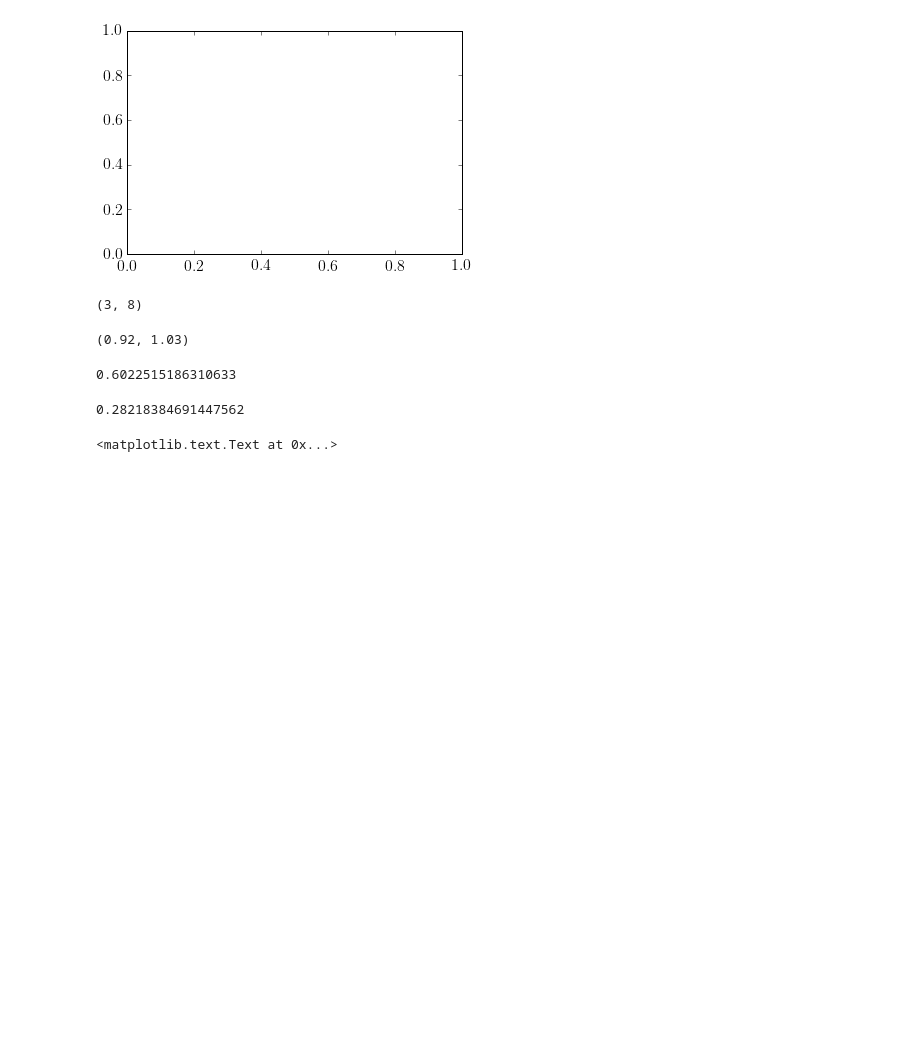
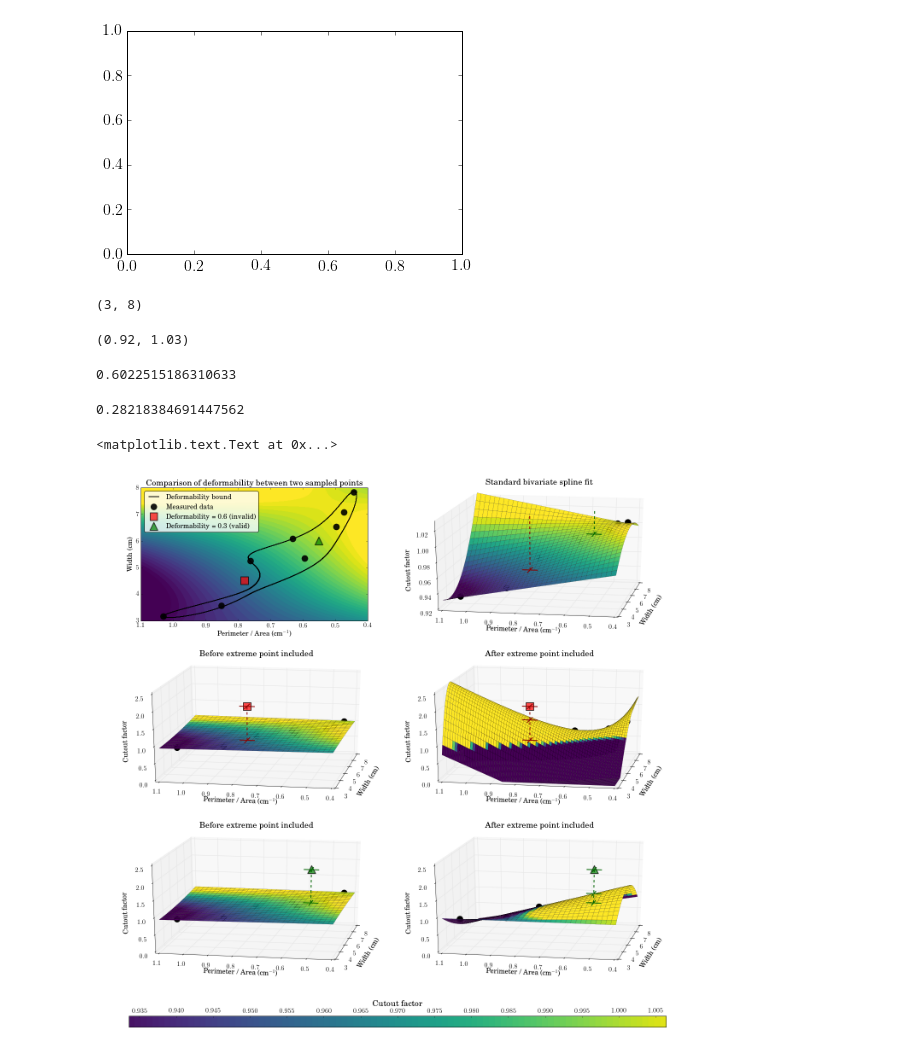
Before and after one commit to SimonBiggs/electronfactors, a Jupyter notebook: examples/Method -- Fit deformability example.ipynb, the cells around one changed output. Cells and saved outputs as stored; diff of their text form; code cells hidden in the pictures; blank space fills up the shorter version.

```diff
--- a/examples/Method -- Fit deformability example.ipynb
+++ b/examples/Method -- Fit deformability example.ipynb
@@ -54,10 +54,10 @@ cbar_ax.set_title(r'Cutout factor prediction', y=1.7)
 # %%
 def display_fit(width, eqPonA, factor, model, fig, ax):
-    y = np.arange(np.floor(np.min(width)) - 0.5, np.ceil(np.max(width)) + 0.5, 0.01)
-    x = np.arange(np.floor(np.min(eqPonA)*10)/10 - 0.2, np.ceil(np.max(eqPonA)*10)/10 + 0.2, 0.002)
+#     y = np.arange(np.floor(np.min(width)) - 0.5, np.ceil(np.max(width)) + 0.5, 0.01)
+#     x = np.arange(np.floor(np.min(eqPonA)*10)/10 - 0.2, np.ceil(np.max(eqPonA)*10)/10 + 0.2, 0.002)
 
-#     y = np.arange(np.floor(np.min(width)) - 0.5, np.ceil(np.max(width)) + 0.5, 0.1)
-#     x = np.arange(np.floor(np.min(eqPonA)*10)/10 - 0.2, np.ceil(np.max(eqPonA)*10)/10 + 0.2, 0.02)
+    y = np.arange(np.floor(np.min(width)) - 0.5, np.ceil(np.max(width)) + 0.5, 0.05)
+    x = np.arange(np.floor(np.min(eqPonA)*10)/10 - 0.2, np.ceil(np.max(eqPonA)*10)/10 + 0.2, 0.01)
 
     xx, yy = np.meshgrid(x, y)
 
@@ -175,7 +182,9 @@ def display_fit_3D(width, eqPonA, factor, model, fig, ax):
 # %%
 azim = 190
 
-display_fit_3D(width, eqPonA, factor, model, fig, ax1)
+display_fit_3D(width, eqPonA, factor, model, fig, ax1, give_level=0.92)
+
+# ax1.scatter(width, eqPonA, factor, s=200, alpha=0.9, c='black', zorder=10)
 
 ax1.view_init(elev=20, azim=azim)
 ax1.set_zlim([0.92,1.03])
@@ -206,18 +222,18 @@ ax2.view_init(elev=20, azim=azim)
 # %%
 extreme_modelA = create_model(np.append(width, 4.5), np.append(eqPonA, 0.78), np.append(factor, pointA+1))
-display_fit_3D(width, eqPonA, factor, extreme_modelA, fig, ax3)
+display_fit_3D(width, eqPonA, factor, extreme_modelA, fig, ax3, high_res=True)
 
-ax3.plot([4.5]*2, [0.78]*2, [pointA, pointA + 1], lw=2, color='darkred', ls='--', alpha=0.7)
+ax3.plot([4.5]*2, [0.78]*2, [pointA, pointA + 1], lw=2, color='darkred', ls='--', alpha=1)
 
 ax3.set_title(r'After extreme point included')
-ax3.plot([4.5]*2, [0.75, 0.81], [extreme_modelA(4.5, 0.78)]*2, color='darkred', lw=2, alpha=0.7)
-ax3.plot([4.1, 4.9], [0.78]*2, [extreme_modelA(4.5, 0.78)]*2, color='darkred', lw=2, alpha=0.7)
+ax3.plot([4.5]*2, [0.75, 0.81], [extreme_modelA(4.5, 0.78)]*2, color='darkred', lw=2, alpha=1)
+ax3.plot([4.1, 4.9], [0.78]*2, [extreme_modelA(4.5, 0.78)]*2, color='darkred', lw=2, alpha=1)
 
-ax3.plot([4.5]*2, [0.75, 0.81], [pointA]*2, color='darkred', lw=2, alpha=0.7)
-ax3.plot([4.1, 4.9], [0.78]*2, [pointA]*2, color='darkred', lw=2, alpha=0.7)
+ax3.plot([4.5]*2, [0.75, 0.81], [pointA]*2, color='darkred', lw=2, alpha=1)
+ax3.plot([4.1, 4.9], [0.78]*2, [pointA]*2, color='darkred', lw=2, alpha=1)
 
-ax3.plot([4.5]*2, [0.75, 0.81], [pointA+1]*2, color='darkred', lw=2, alpha=0.4)
-ax3.plot([4.1, 4.9], [0.78]*2, [pointA+1]*2, color='darkred', lw=2, alpha=0.4)
+ax3.plot([4.5]*2, [0.75, 0.81], [pointA+1]*2, color='darkred', lw=2, alpha=1)
+ax3.plot([4.1, 4.9], [0.78]*2, [pointA+1]*2, color='darkred', lw=2, alpha=1)
 
 ax3.scatter(4.5, 0.78, pointA + 1, marker='s', s=300, alpha=0.7, c='red', lw=2)
 
@@ -227,18 +243,18 @@ extreme_modelA(4.5, 0.78) - pointA
 # %% [output]
 0.6022515186310633
 # %%
-display_fit_3D(width, eqPonA, factor, model, fig, ax4)
+display_fit_3D(width, eqPonA, factor, model, fig, ax4, give_level=0)
 
 ax4.set_title(r'Before extreme point included')
 ax4.scatter(6, 0.55, pointB + 1, marker='^', s=340, alpha=0.7, c='green', lw=2)
 
-ax4.plot([6]*2, [0.52, 0.58], [pointB]*2, color='darkgreen', lw=2, alpha=0.7)
-ax4.plot([5.6, 6.4], [0.55]*2, [pointB]*2, color='darkgreen', lw=2, alpha=0.7)
+ax4.plot([6]*2, [0.52, 0.58], [pointB]*2, color='darkgreen', lw=2, alpha=1)
+ax4.plot([5.6, 6.4], [0.55]*2, [pointB]*2, color='darkgreen', lw=2, alpha=1)
 
-ax4.plot([6]*2, [0.52, 0.58], [pointB+1]*2, color='darkgreen', lw=2, alpha=0.4)
-ax4.plot([5.6, 6.4], [0.55]*2, [pointB+1]*2, color='darkgreen', lw=2, alpha=0.4)
+ax4.plot([6]*2, [0.52, 0.58], [pointB+1]*2, color='darkgreen', lw=2, alpha=1)
+ax4.plot([5.6, 6.4], [0.55]*2, [pointB+1]*2, color='darkgreen', lw=2, alpha=1)
 
-ax4.plot([6]*2, [0.55]*2, [pointB, pointB + 1], lw=2, color='darkgreen', ls='--', alpha=0.7)
+ax4.plot([6]*2, [0.55]*2, [pointB, pointB + 1], lw=2, color='darkgreen', ls='--', alpha=1)
 ax4.view_init(elev=20, azim=azim)
 
 # fig
@@ -286,3 +302,7 @@ ax1.set_title("Standard bivariate spline fit")
 <matplotlib.text.Text at 0x...>
 # %%
 fig.savefig('figures/deformability_example.png', bbox_inches='tight', dpi=300)
+# %%
+fig
+# %% [output]
+[figure, added]
```
Also changed, not shown: parts of 6 cells of this notebook, 2 other files.
